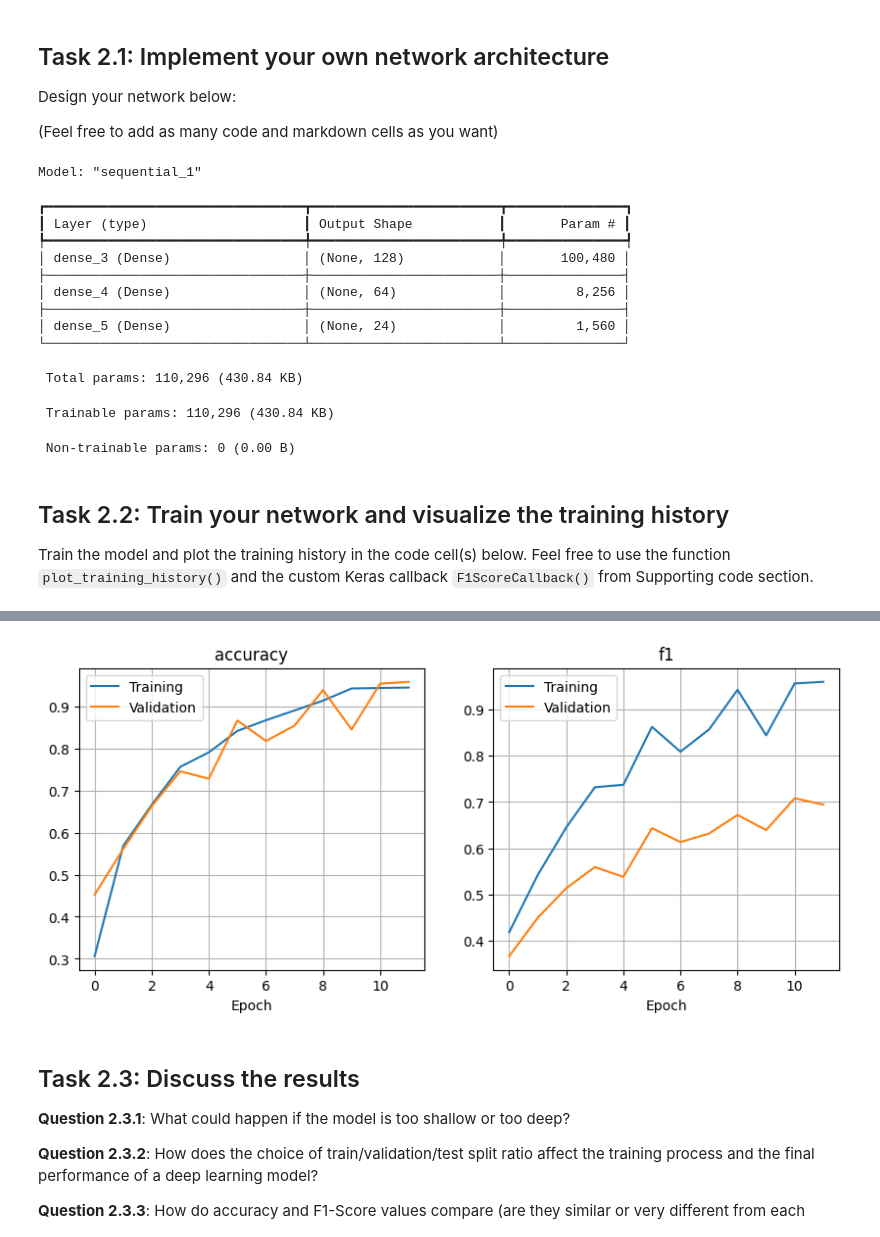
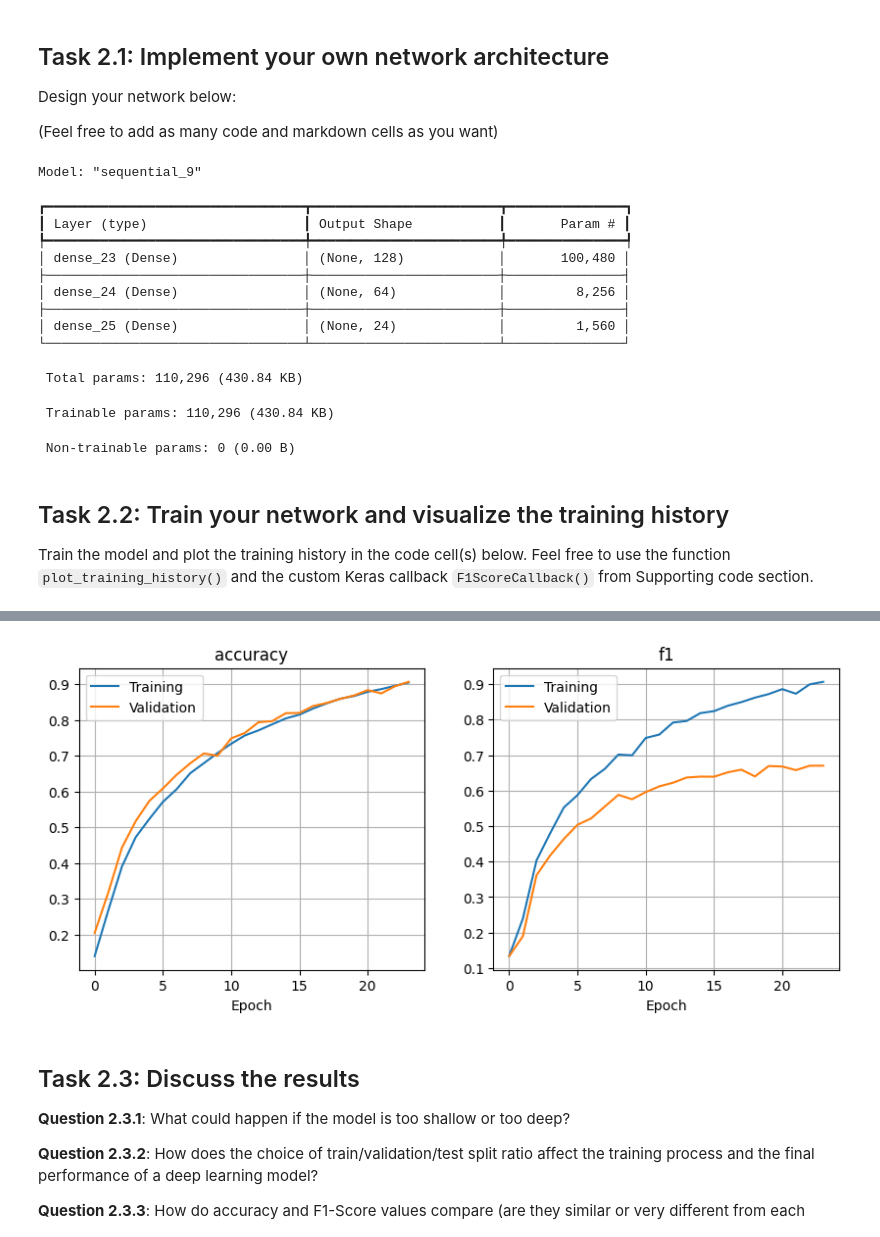
Before and after one commit to OysteinFalkeid/DAT300-H25, a Jupyter notebook: CA1_DAT300/ca1_dat300_2025.ipynb, the cells around one changed output, grey strips where cells are left out. Drawn from its saved outputs; the diff is of its cells as text; code cells hidden in the pictures.

```diff
--- a/CA1_DAT300/ca1_dat300_2025.ipynb
+++ b/CA1_DAT300/ca1_dat300_2025.ipynb
@@ -240,29 +240,35 @@ Design your network below:
 from tensorflow import keras
 from tensorflow.keras import layers
 
+model_from_ann_minist_lecture = keras.Sequential([
+    tf.keras.Input(shape=(784,)),
+    layers.Dense(128, activation="relu"),
+    layers.Dense(10, activation="softmax")
+])
+
 model = keras.Sequential([
-    tf.keras.Input(shape=(784,)),  # Define the input shape using Input layer
+    tf.keras.Input(shape=(784,)),
     tf.keras.layers.Dense(128, activation="relu", kernel_regularizer=tf.keras.regularizers.l2(0.001)),
     tf.keras.layers.Dense(64, activation="relu", kernel_regularizer=tf.keras.regularizers.l2(0.001)),
-    tf.keras.layers.Dense(len(np.unique(y_train_adjusted)), activation="softmax")
+    tf.keras.layers.Dense(len(np.unique(y_train)), activation="softmax")
 ])
 
-opt = tf.keras.optimizers.SGD(learning_rate=0.01, momentum=0.9)
+opt = tf.keras.optimizers.SGD(learning_rate=0.001, momentum=0.9)
 model.compile(optimizer=opt,
               loss='sparse_categorical_crossentropy',
               metrics=['accuracy'])
 
 model.summary()
 # %% [output]
-Model: "sequential_1"
+Model: "sequential_9"
 ┏━━━━━━━━━━━━━━━━━━━━━━━━━━━━━━━━━┳━━━━━━━━━━━━━━━━━━━━━━━━┳━━━━━━━━━━━━━━━┓
 ┃ Layer (type)                    ┃ Output Shape           ┃       Param # ┃
 ┡━━━━━━━━━━━━━━━━━━━━━━━━━━━━━━━━━╇━━━━━━━━━━━━━━━━━━━━━━━━╇━━━━━━━━━━━━━━━┩
-│ dense_3 (Dense)                 │ (None, 128)            │       100,480 │
+│ dense_23 (Dense)                │ (None, 128)            │       100,480 │
 ├─────────────────────────────────┼────────────────────────┼───────────────┤
-│ dense_4 (Dense)                 │ (None, 64)             │         8,256 │
+│ dense_24 (Dense)                │ (None, 64)             │         8,256 │
 ├─────────────────────────────────┼────────────────────────┼───────────────┤
-│ dense_5 (Dense)                 │ (None, 24)             │         1,560 │
+│ dense_25 (Dense)                │ (None, 24)             │         1,560 │
 └─────────────────────────────────┴────────────────────────┴───────────────┘
  Total params: 110,296 (430.84 KB)
  Trainable params: 110,296 (430.84 KB)
@@ -274,7 +280,7 @@ Train the model and plot the training history in the code cell(s) below. Feel fr
 # Instantiate the F1ScoreCallback
 f1_callback = F1ScoreCallback(X_train, y_train_adjusted, X_test, y_test_adjusted)
 
-history = model.fit(X_train, y_train_adjusted, epochs=12, batch_size=64, validation_split=0.2, callbacks=[f1_callback])
+history = model.fit(X_train, y_train_adjusted, epochs=24, batch_size=64, validation_split=0.2, callbacks=[f1_callback])
 
 plot_training_history(history, list_of_metrics=["accuracy", "f1"])
 # %% [output]
@@ -297,5 +303,5 @@ Epoch 12/12
 <class 'numpy.ndarray'>
-[figure, old version]
+[figure, new version]
 # %% [markdown]
 ## Task 2.3: Discuss the results
 **Question 2.3.1**: What could happen if the model is too shallow or too deep?
```
Also changed, not shown: parts of 2 cells of this notebook.
